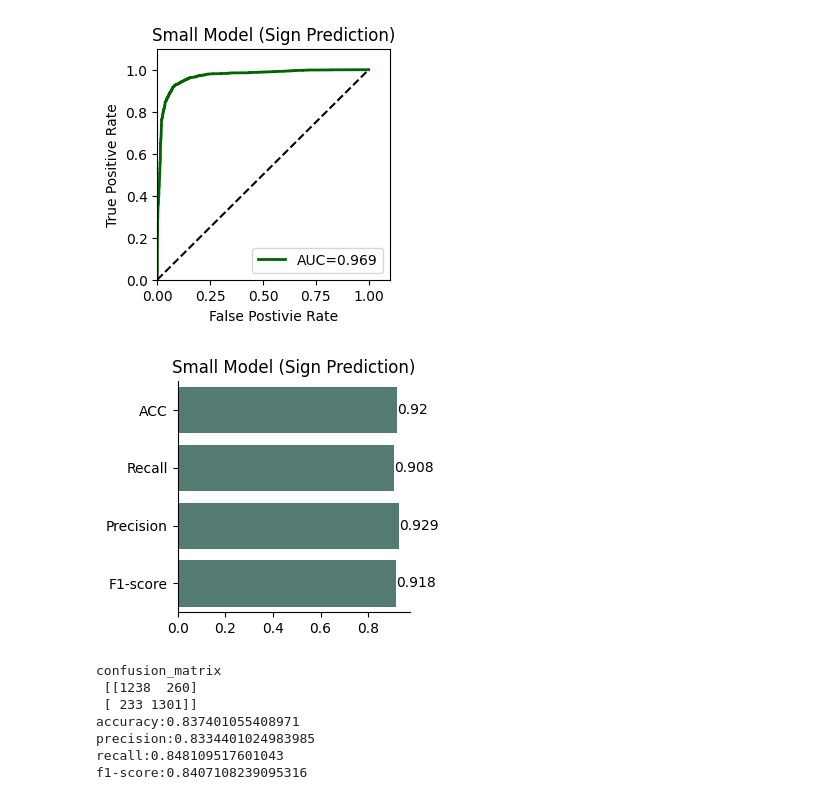
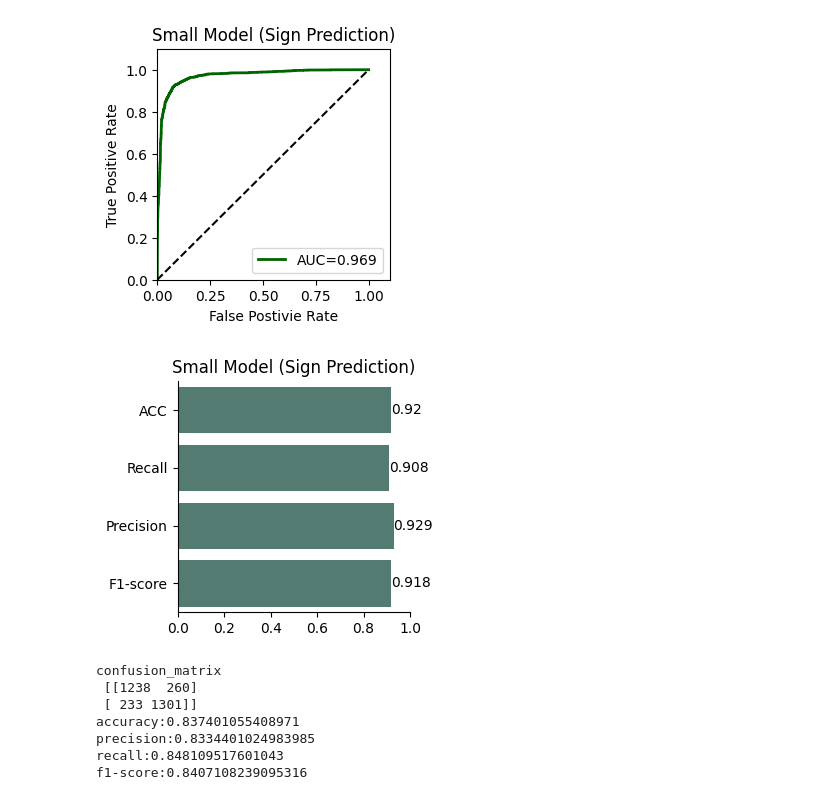
Before and after one commit to Liuzhe30/Methven, a Jupyter notebook: experiment/01-evaluate-performance.ipynb, the cells around one changed output. Cells and saved outputs as stored; diff of their text form; code cells hidden in the pictures.

```diff
--- a/experiment/01-evaluate-performance.ipynb
+++ b/experiment/01-evaluate-performance.ipynb
@@ -72,20 +72,21 @@ AUC :  0.9687301373634158
 # %%
 import numpy as np
 import pandas as pd
 import matplotlib.pyplot as plt
 import seaborn as sns
 
 fig = plt.figure(figsize=(3,3))
 ax = sns.barplot(y=[0,1,2,3], x=[0.920,0.908,0.929,0.918],color='#014C3B',orient="h",alpha=0.7)
 ax.bar_label(ax.containers[0], fontsize=10)
 ax.set_yticklabels(labels = ["ACC", "Recall", "Precision", "F1-score"],fontsize = 10)
+plt.xlim((0, 1))
 
 sns.despine()
 plt.title('Small Model (Sign Prediction)')
 plt.savefig('images/performance/bar-small.png',dpi=300, bbox_inches = 'tight')
 plt.show()
 # %% [output]
-[figure, old version]
+[figure, new version]
 # %%
 # load datasets
 y_true = np.load('../model/pred_results/large_label.npy')
```
Also changed, not shown: parts of 1 cell of this notebook, 1 other file.
